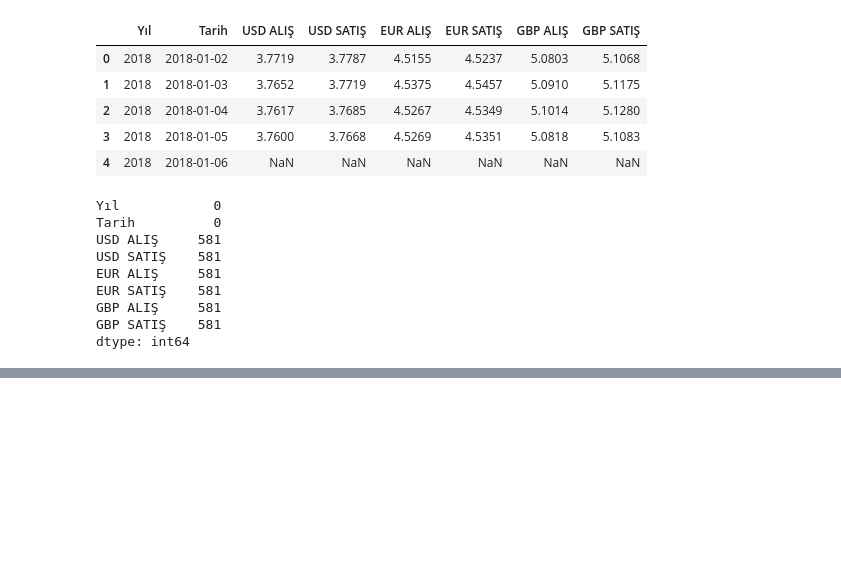
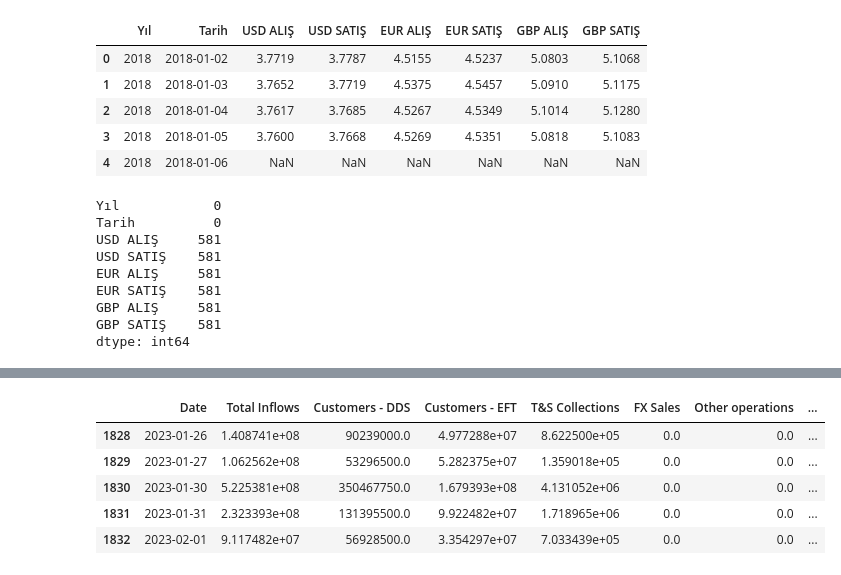
Before and after one commit to alperenkoksal/shell-datathon, a Jupyter notebook: Shell datathon.ipynb, the cells around one changed output, grey strips where cells are left out. Cells and saved outputs as stored; diff of their text form; code cells hidden in the pictures; blank space fills up the shorter version.

```diff
--- a/Shell datathon.ipynb
+++ b/Shell datathon.ipynb
@@ -168,0 +387,16 @@ dtype: int64
+# %%
+#test için olan periodu alıyorum
+test_period = pd.to_datetime("2023-02-02")
+# %%
+#test train datasetleri alıyorum aslında index lazım olacak burada sadece
+df_test_period = df_train.loc[df_train["Date"]>= test_period]
+df_train_period = df_train.loc[df_train["Date"]< test_period]
+# %%
+df_train_period.tail(5)
+# %% [output]
+|  | Date | Total Inflows | Customers - DDS | Customers - EFT | T&S Collections | FX Sales | Other operations | ... |
+| 1828 | 2023-01-26 | 1.408741e+08 | 90239000.0 | 4.977288e+07 | 8.622500e+05 | 0.0 | 0.0 | ... |
+| 1829 | 2023-01-27 | 1.062562e+08 | 53296500.0 | 5.282375e+07 | 1.359018e+05 | 0.0 | 0.0 | ... |
+| 1830 | 2023-01-30 | 5.225381e+08 | 350467750.0 | 1.679393e+08 | 4.131052e+06 | 0.0 | 0.0 | ... |
+| 1831 | 2023-01-31 | 2.323393e+08 | 131395500.0 | 9.922482e+07 | 1.718965e+06 | 0.0 | 0.0 | ... |
+| 1832 | 2023-02-01 | 9.117482e+07 | 56928500.0 | 3.354297e+07 | 7.033439e+05 | 0.0 | 0.0 | ... |
```
Also changed, not shown: parts of 57 cells of this notebook.
